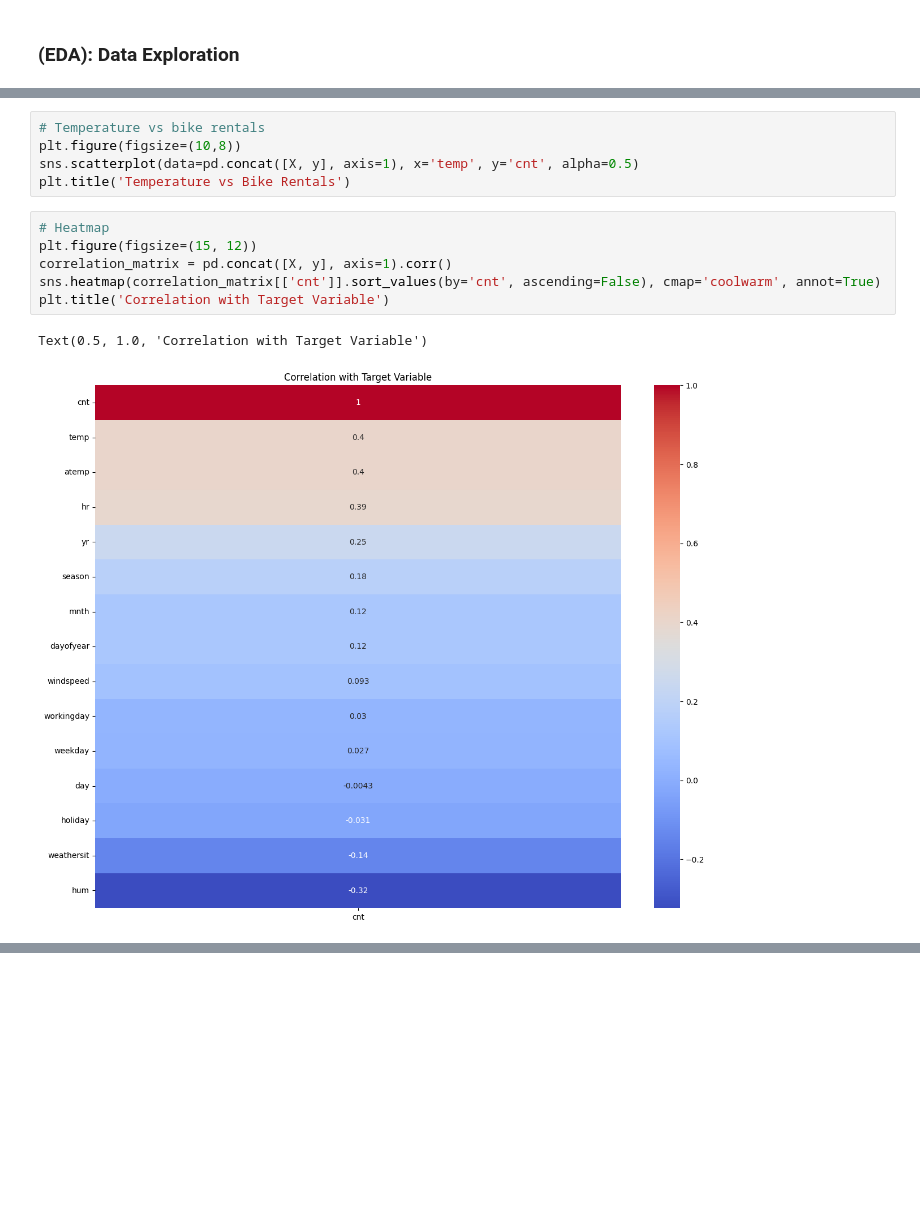
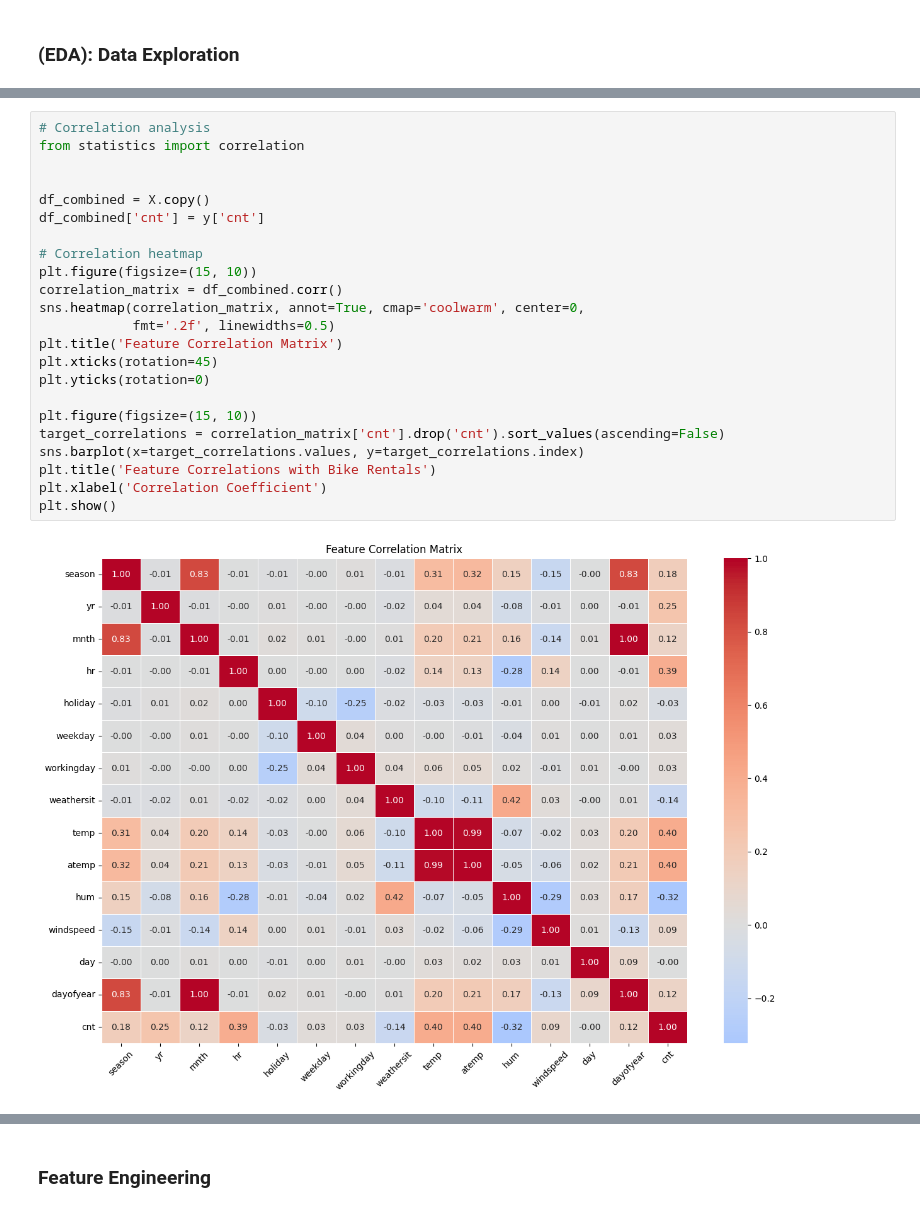
Before and after one commit to JaiswarYash/90-day-project-based-machine-learning, a Jupyter notebook: day-04-DecisionTree/day-04-DecisionTree.ipynb, the cells around one changed output, grey strips where cells are left out. Cells and saved outputs as stored; diff of their text form; blank space fills up the shorter version.

```diff
--- a/day-04-DecisionTree/day-04-DecisionTree.ipynb
+++ b/day-04-DecisionTree/day-04-DecisionTree.ipynb
@@ -239,14 +242,25 @@ Text(0.5, 1.0, 'Bike Rentals by Weather Situation')
-# %%
-# Temperature vs bike rentals
-plt.figure(figsize=(10,8))
-sns.scatterplot(data=pd.concat([X, y], axis=1), x='temp', y='cnt', alpha=0.5)
-plt.title('Temperature vs Bike Rentals')
-# %%
-# Heatmap
-plt.figure(figsize=(15, 12))
-correlation_matrix = pd.concat([X, y], axis=1).corr()
-sns.heatmap(correlation_matrix[['cnt']].sort_values(by='cnt', ascending=False), cmap='coolwarm', annot=True)
-plt.title('Correlation with Target Variable')
-# %% [output]
-Text(0.5, 1.0, 'Correlation with Target Variable')
-[figure, removed]
+# %%
+# Correlation analysis
+from statistics import correlation
+
+
+df_combined = X.copy()
+df_combined['cnt'] = y['cnt']
+
+# Correlation heatmap
+plt.figure(figsize=(15, 10))
+correlation_matrix = df_combined.corr()
+sns.heatmap(correlation_matrix, annot=True, cmap='coolwarm', center=0,
+            fmt='.2f', linewidths=0.5)
+plt.title('Feature Correlation Matrix')
+plt.xticks(rotation=45)
+plt.yticks(rotation=0)
+
+plt.figure(figsize=(15, 10))
+target_correlations = correlation_matrix['cnt'].drop('cnt').sort_values(ascending=False)
+sns.barplot(x=target_correlations.values, y=target_correlations.index)
+plt.title('Feature Correlations with Bike Rentals')
+plt.xlabel('Correlation Coefficient')
+plt.show()
+# %% [output]
+[figure, added]
@@ -252,0 +268,2 @@ Text(0.5, 1.0, 'Correlation with Target Variable')
+# %% [markdown]
+### Feature Engineering
```
Also changed, not shown: parts of 15 cells of this notebook.
